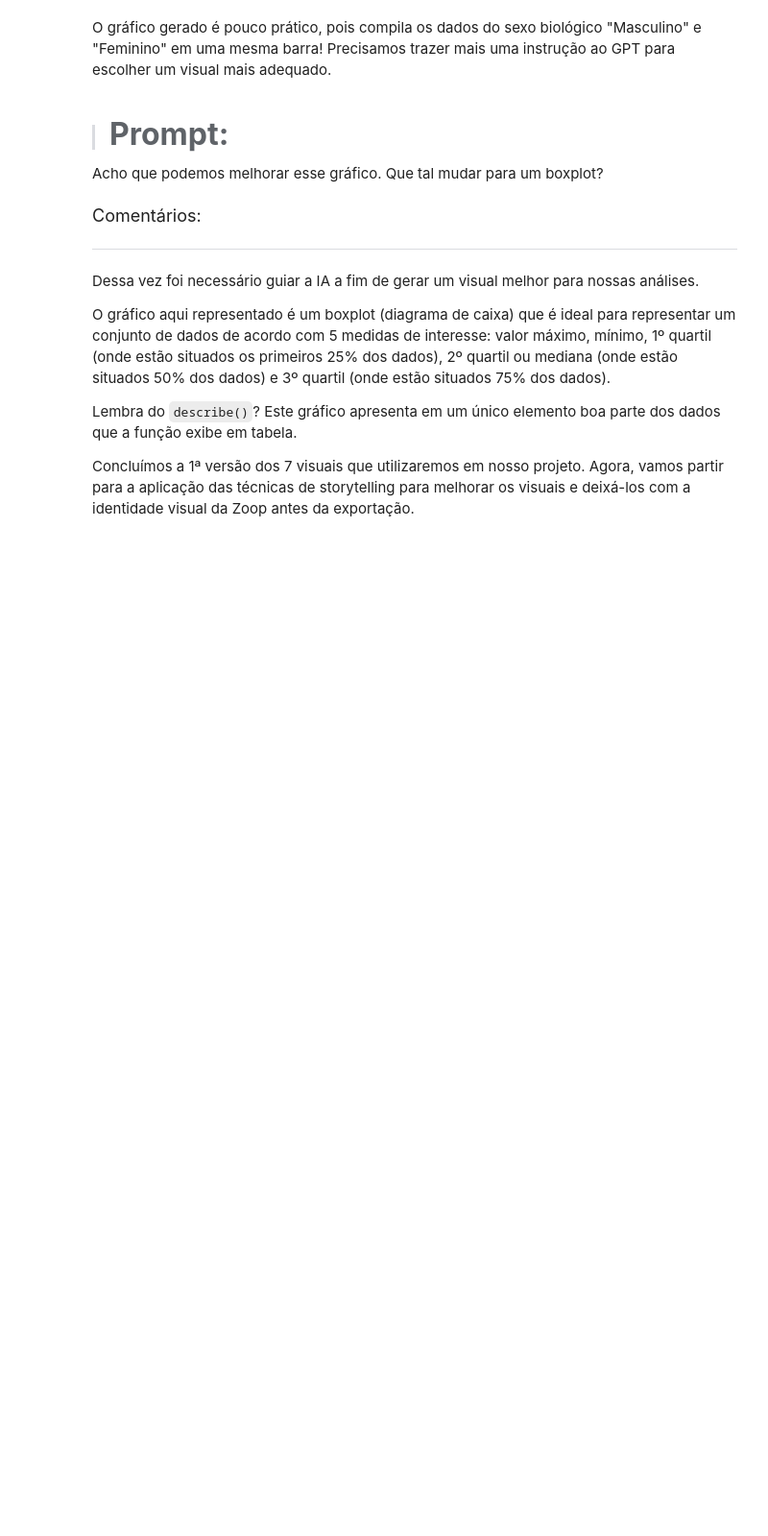
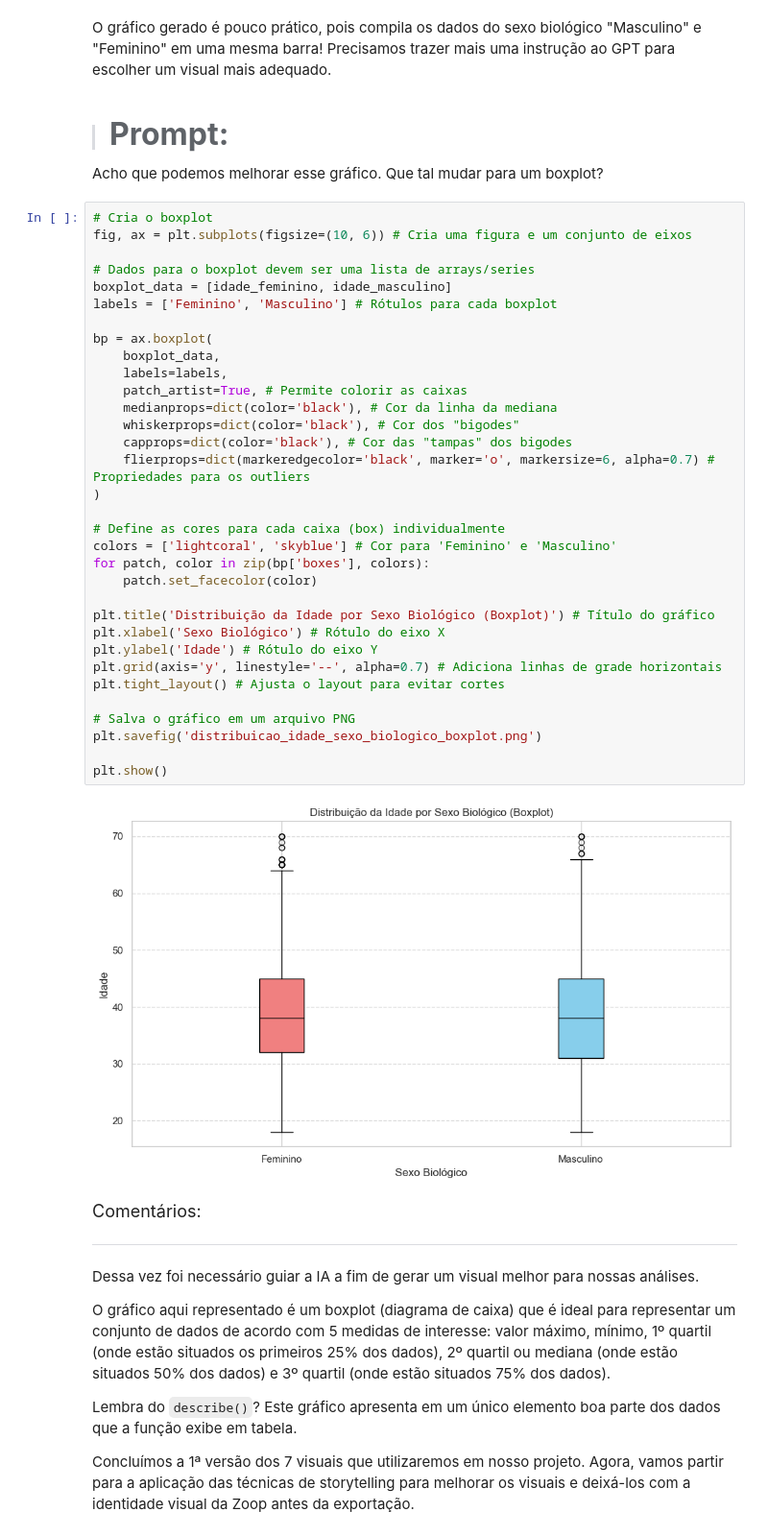
Before and after one commit to JCrpa/curso11_python_data_science_IA_dataviz, a Jupyter notebook: Projeto_Inicial_IA_aplicada_a_Data_Science.ipynb, the cells around one changed output. Shown at 96% size. Saved outputs shown, nothing was run; the diff lists cells and outputs as text; blank space fills up the shorter version.

```diff
--- a/Projeto_Inicial_IA_aplicada_a_Data_Science.ipynb
+++ b/Projeto_Inicial_IA_aplicada_a_Data_Science.ipynb
@@ -1027,6 +1078,41 @@ O gráfico gerado é pouco prático, pois compila os dados do sexo biológico "M
 > #### <strong><font color="7b71ff" size =6>Prompt:</font></strong>
 
 Acho que podemos melhorar esse gráfico. Que tal mudar para um boxplot?
+# %%
+# Cria o boxplot
+fig, ax = plt.subplots(figsize=(10, 6)) # Cria uma figura e um conjunto de eixos
+
+# Dados para o boxplot devem ser uma lista de arrays/series
+boxplot_data = [idade_feminino, idade_masculino]
+labels = ['Feminino', 'Masculino'] # Rótulos para cada boxplot
+
+bp = ax.boxplot(
+    boxplot_data,
+    labels=labels,
+    patch_artist=True, # Permite colorir as caixas
+    medianprops=dict(color='black'), # Cor da linha da mediana
+    whiskerprops=dict(color='black'), # Cor dos "bigodes"
+    capprops=dict(color='black'), # Cor das "tampas" dos bigodes
+    flierprops=dict(markeredgecolor='black', marker='o', markersize=6, alpha=0.7) # Propriedades para os outliers
+)
+
+# Define as cores para cada caixa (box) individualmente
+colors = ['lightcoral', 'skyblue'] # Cor para 'Feminino' e 'Masculino'
+for patch, color in zip(bp['boxes'], colors):
+    patch.set_facecolor(color)
+
+plt.title('Distribuição da Idade por Sexo Biológico (Boxplot)') # Título do gráfico
+plt.xlabel('Sexo Biológico') # Rótulo do eixo X
+plt.ylabel('Idade') # Rótulo do eixo Y
+plt.grid(axis='y', linestyle='--', alpha=0.7) # Adiciona linhas de grade horizontais
+plt.tight_layout() # Ajusta o layout para evitar cortes
+
+# Salva o gráfico em um arquivo PNG
+plt.savefig('distribuicao_idade_sexo_biologico_boxplot.png')
+
+plt.show()
+# %% [output]
+[figure, added]
 # %% [markdown]
 <font color="7b71ff" size=4> Comentários: </font>
 
```
Also changed, not shown: parts of 4 cells of this notebook, 2 other files.
